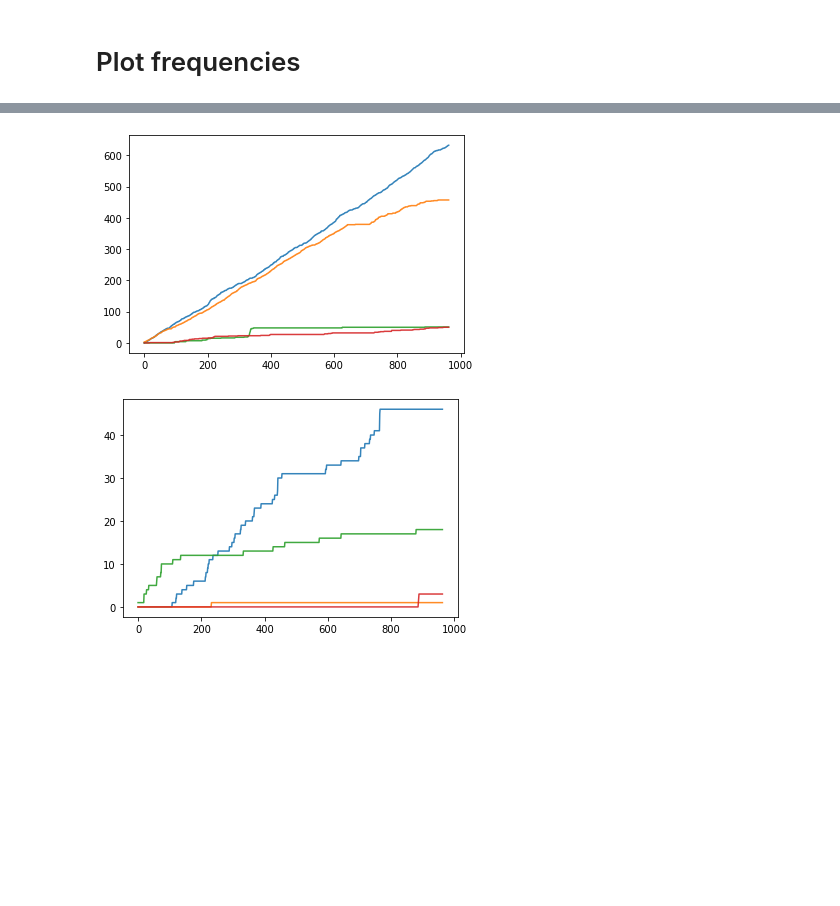
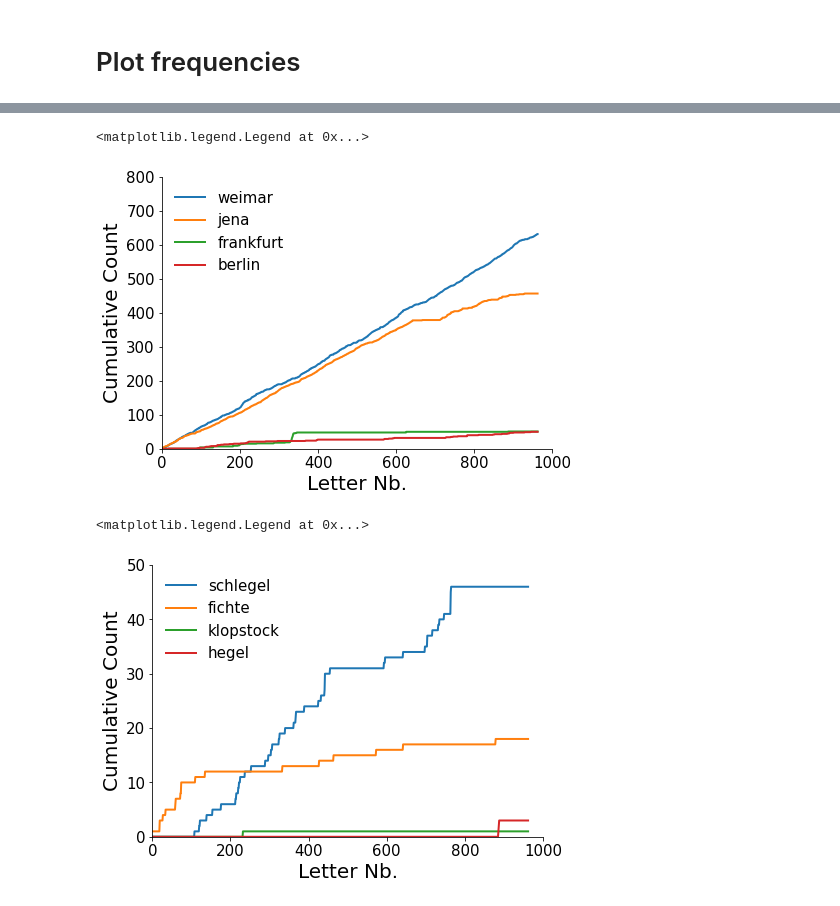
Before and after one commit to Ma-Fi-94/letters, a Jupyter notebook: Word_Frequencies_Over_Time.ipynb, the cells around one changed output, grey strips where cells are left out. Saved outputs shown, nothing was run; the diff lists cells and outputs as text; code cells hidden in the pictures; blank space fills up the shorter version.

```diff
--- a/Word_Frequencies_Over_Time.ipynb
+++ b/Word_Frequencies_Over_Time.ipynb
@@ -57,7 +57,19 @@ word_stats.head(50)
 # Plot frequencies
 # %%
 print_words = ["meister", "faust", "dorothea", "tasso", "almanach"]
+
+fig, ax = plt.subplots(1,1,figsize=(7,5))
+
 for print_word in print_words:
     freq_over_time = word_frequencies[:, np.array(words)==print_word]
-    plt.plot(np.cumsum(freq_over_time), alpha=0.9)
+    ax.plot(np.cumsum(freq_over_time), lw=2, label=print_word)
+
+ax.set_xlabel("Letter Nb.", size=20)
+ax.set_ylabel("Cumulative Count", size=20)
+ax.tick_params(axis='both', which='major', labelsize=15)
+ax.spines["top"].set_visible(False)
+ax.spines["right"].set_visible(False)
+ax.set_xlim((0,1000))
+ax.set_ylim((0,200))
+ax.legend(loc=2, frameon=False, fontsize=15)
 # %% [output]
@@ -65,8 +78,19 @@ for print_word in print_words:
 # %%
-print_words = ["poesie"]
+print_words = ["kunst", "poesie", "farbenlehre"]
+
+fig, ax = plt.subplots(1,1,figsize=(7,5))
+
 for print_word in print_words:
     freq_over_time = word_frequencies[:, np.array(words)==print_word]
-    plt.plot(np.cumsum(freq_over_time), alpha=0.9, label=print_word)
-plt.legend()
+    ax.plot(np.cumsum(freq_over_time), lw=2, label=print_word)
+
+ax.set_xlabel("Letter Nb.", size=20)
+ax.set_ylabel("Cumulative Count", size=20)
+ax.tick_params(axis='both', which='major', labelsize=15)
+ax.spines["top"].set_visible(False)
+ax.spines["right"].set_visible(False)
+ax.set_xlim((0,1000))
+ax.set_ylim((0,200))
+ax.legend(loc=2, frameon=False, fontsize=15)
 # %% [output]
 <matplotlib.legend.Legend at 0x...>
@@ -74,14 +98,40 @@ plt.legend()
 # %%
 print_words = ["weimar", "jena", "frankfurt", "berlin"]
+
+fig, ax = plt.subplots(1,1,figsize=(7,5))
+
 for print_word in print_words:
     freq_over_time = word_frequencies[:, np.array(words)==print_word]
-    plt.plot(np.cumsum(freq_over_time), alpha=0.9)
+    ax.plot(np.cumsum(freq_over_time), lw=2, label=print_word)
+
+ax.set_xlabel("Letter Nb.", size=20)
+ax.set_ylabel("Cumulative Count", size=20)
+ax.tick_params(axis='both', which='major', labelsize=15)
+ax.spines["top"].set_visible(False)
+ax.spines["right"].set_visible(False)
+ax.set_xlim((0,1000))
+ax.set_ylim((0,800))
+ax.legend(loc=2, frameon=False, fontsize=15)
 # %% [output]
+<matplotlib.legend.Legend at 0x...>
-[figure, old version]
+[figure, new version]
 # %%
-print_words = ["schlegel", "klopstock", "fichte", "hegel"]
+print_words = ["schlegel", "fichte", "klopstock", "hegel"]
+
+fig, ax = plt.subplots(1,1,figsize=(7,5))
+
 for print_word in print_words:
     freq_over_time = word_frequencies[:, np.array(words)==print_word]
-    plt.plot(np.cumsum(freq_over_time), alpha=0.9)
+    ax.plot(np.cumsum(freq_over_time), lw=2, label=print_word)
+
+ax.set_xlabel("Letter Nb.", size=20)
+ax.set_ylabel("Cumulative Count", size=20)
+ax.tick_params(axis='both', which='major', labelsize=15)
+ax.spines["top"].set_visible(False)
+ax.spines["right"].set_visible(False)
+ax.set_xlim((0,1000))
+ax.set_ylim((0,50))
+ax.legend(loc=2, frameon=False, fontsize=15)
 # %% [output]
+<matplotlib.legend.Legend at 0x...>
-[figure, old version]
+[figure, new version]
```
Also changed, not shown: parts of 2 cells of this notebook.
